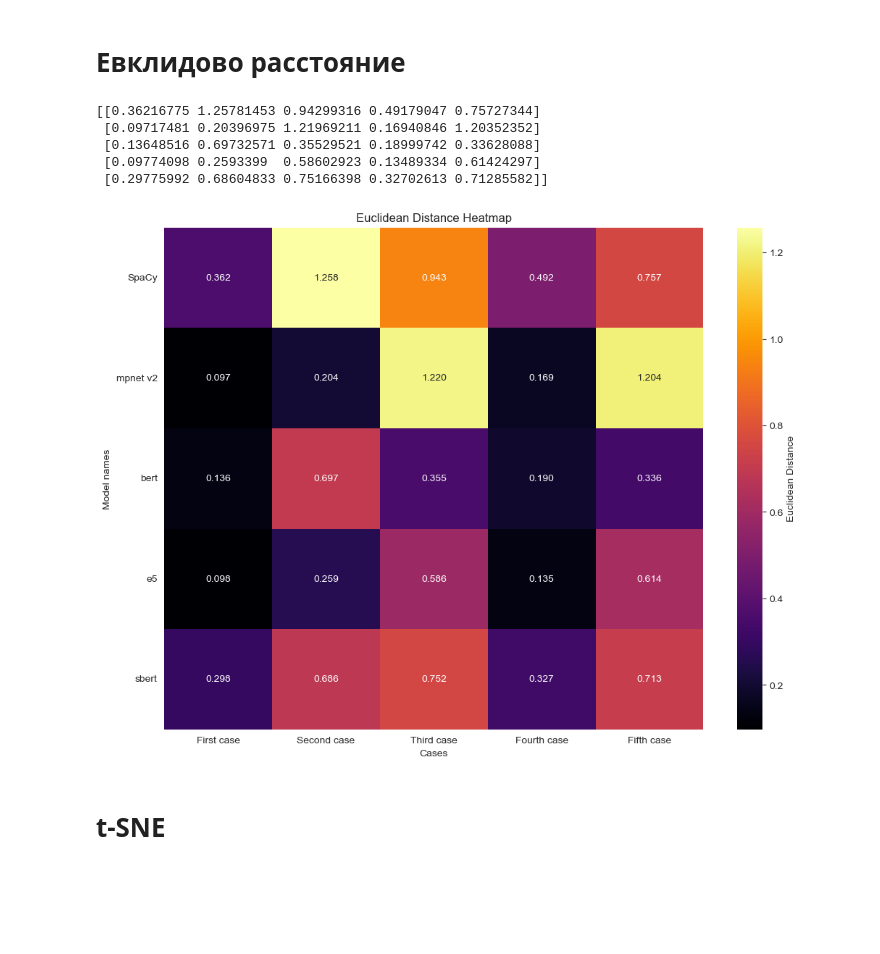
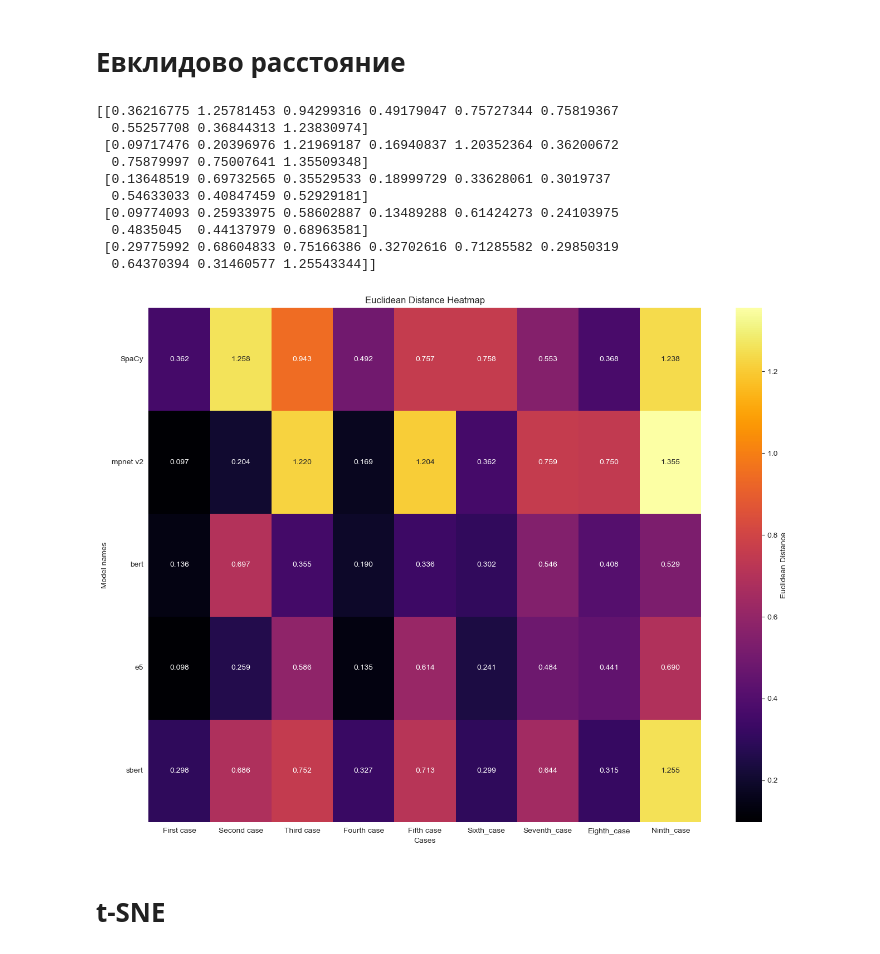
Before and after one commit to paulrainy/EmbeddingTest, a Jupyter notebook: spacy_test.ipynb, the cells around one changed output. Saved outputs shown, nothing was run; the diff lists cells and outputs as text; code cells hidden in the pictures; blank space fills up the shorter version.

```diff
--- a/spacy_test.ipynb
+++ b/spacy_test.ipynb
@@ -656,20 +732,28 @@ print(spacy_euclidean_distance_cleaned)
 # %% [markdown]
 # Косинунсное сходство
 # %%
-heatmap_cosine_similarity = np.empty((5, 5))
-for j in range(len(heatmap_cosine_similarity)):
-    heatmap_cosine_similarity[0][j] = spacy_cosine_similarity_cleaned[j][0]
-    heatmap_cosine_similarity[1][j] = mpnet_cosine_similarity_cleaned[j][0]
-    heatmap_cosine_similarity[2][j] = bert_cosine_similarity_cleaned[j][0]
-    heatmap_cosine_similarity[3][j] = e5_cosine_similarity_cleaned[j][0]
-    heatmap_cosine_similarity[4][j] = sbert_cosine_similarity_cleaned[j][0]
+heatmap_cosine_similarity = np.empty((5, 9))
+# for j in range(len(heatmap_cosine_similarity)):
+#     heatmap_cosine_similarity[0][j] = spacy_cosine_similarity_cleaned[j][0]
+#     heatmap_cosine_similarity[1][j] = mpnet_cosine_similarity_cleaned[j][0]
+#     heatmap_cosine_similarity[2][j] = bert_cosine_similarity_cleaned[j][0]
+#     heatmap_cosine_similarity[3][j] = e5_cosine_similarity_cleaned[j][0]
+#     heatmap_cosine_similarity[4][j] = sbert_cosine_similarity_cleaned[j][0]
+
+for i in range(5):
+    for j in range(9):
+        heatmap_cosine_similarity[0][j] = spacy_cosine_similarity_cleaned[j]
+        heatmap_cosine_similarity[1][j] = mpnet_cosine_similarity_cleaned[j]
+        heatmap_cosine_similarity[2][j] = bert_cosine_similarity_cleaned[j]
+        heatmap_cosine_similarity[3][j] = e5_cosine_similarity_cleaned[j]
+        heatmap_cosine_similarity[4][j] = sbert_cosine_similarity_cleaned[j]
 
 print(heatmap_cosine_similarity)
 
-plt.figure(figsize=(12, 9))
+plt.figure(figsize=(16, 12))
 ax = sns.heatmap(heatmap_cosine_similarity, annot=True, cmap='inferno', cbar_kws={'label': 'Cosine Similarity'},
                  yticklabels=['SpaCy', 'mpnet v2', 'bert', 'e5', 'sbert'],
-                 xticklabels=["First case", "Second case", "Third case", "Fourth case", "Fifth case"], fmt='.3f')
+                 xticklabels=["First case", "Second case", "Third case", "Fourth case", "Fifth case", "Sixth_case", "Seventh_case", "Eighth_case", "Ninth_case"], fmt='.3f')
 ax.set_yticklabels(ax.get_yticklabels(), rotation=0)
 plt.title("Cosine Similarity Heatmap")
 plt.xlabel("Cases")
@@ -685,32 +774,38 @@ plt.show()
 # %% [markdown]
 # Евклидово расстояние
 # %%
-heatmap_euclidean_distance = np.empty((5, 5))
-for j in range(len(heatmap_euclidean_distance)):
-     heatmap_euclidean_distance[0][j] = spacy_euclidean_distance_cleaned[j]
-     heatmap_euclidean_distance[1][j] = mpnet_euclidean_distance_cleaned[j]
-     heatmap_euclidean_distance[2][j] = bert_euclidean_distance_cleaned[j]
-     heatmap_euclidean_distance[3][j] = e5_euclidean_distance_cleaned[j]
-     heatmap_euclidean_distance[4][j] = sbert_euclidean_distance_cleaned[j]
+heatmap_euclidean_distance = np.empty((5, 9))
+for i in range(5):
+    for j in range(9):
+        heatmap_euclidean_distance[0][j] = spacy_euclidean_distance_cleaned[j]
+        heatmap_euclidean_distance[1][j] = mpnet_euclidean_distance_cleaned[j]
+        heatmap_euclidean_distance[2][j] = bert_euclidean_distance_cleaned[j]
+        heatmap_euclidean_distance[3][j] = e5_euclidean_distance_cleaned[j]
+        heatmap_euclidean_distance[4][j] = sbert_euclidean_distance_cleaned[j]
 
 print(heatmap_euclidean_distance)
 
-plt.figure(figsize=(12, 9))
+plt.figure(figsize=(16, 12))
 ax = sns.heatmap(heatmap_euclidean_distance, annot=True, cmap='inferno', cbar_kws={'label': 'Euclidean Distance'},
                  yticklabels=['SpaCy', 'mpnet v2', 'bert', 'e5', 'sbert'],
-                 xticklabels=["First case", "Second case", "Third case", "Fourth case", "Fifth case"], fmt='.3f')
+                 xticklabels=["First case", "Second case", "Third case", "Fourth case", "Fifth case", "Sixth_case", "Seventh_case", "Eighth_case", "Ninth_case"], fmt='.3f')
 ax.set_yticklabels(ax.get_yticklabels(), rotation=0)
 plt.title("Euclidean Distance Heatmap")
 plt.xlabel("Cases")
 plt.ylabel("Model names")
 plt.show()
 # %% [output]
-[[0.36216775 1.25781453 0.94299316 0.49179047 0.75727344]
- [0.09717481 0.20396975 1.21969211 0.16940846 1.20352352]
- [0.13648516 0.69732571 0.35529521 0.18999742 0.33628088]
- [0.09774098 0.2593399  0.58602923 0.13489334 0.61424297]
- [0.29775992 0.68604833 0.75166398 0.32702613 0.71285582]]
+[[0.36216775 1.25781453 0.94299316 0.49179047 0.75727344 0.75819367
+  0.55257708 0.36844313 1.23830974]
+ [0.09717476 0.20396976 1.21969187 0.16940837 1.20352364 0.36200672
+  0.75879997 0.75007641 1.35509348]
+ [0.13648519 0.69732565 0.35529533 0.18999729 0.33628061 0.3019737
+  0.54633033 0.40847459 0.52929181]
+ [0.09774093 0.25933975 0.58602887 0.13489288 0.61424273 0.24103975
+  0.4835045  0.44137979 0.68963581]
+ [0.29775992 0.68604833 0.75166386 0.32702616 0.71285582 0.29850319
+  0.64370394 0.31460577 1.25543344]]
-[figure, old version]
+[figure, new version]
 # %% [markdown]
 # t-SNE
 # %%
```
Also changed, not shown: parts of 18 cells of this notebook, 38 other files.
